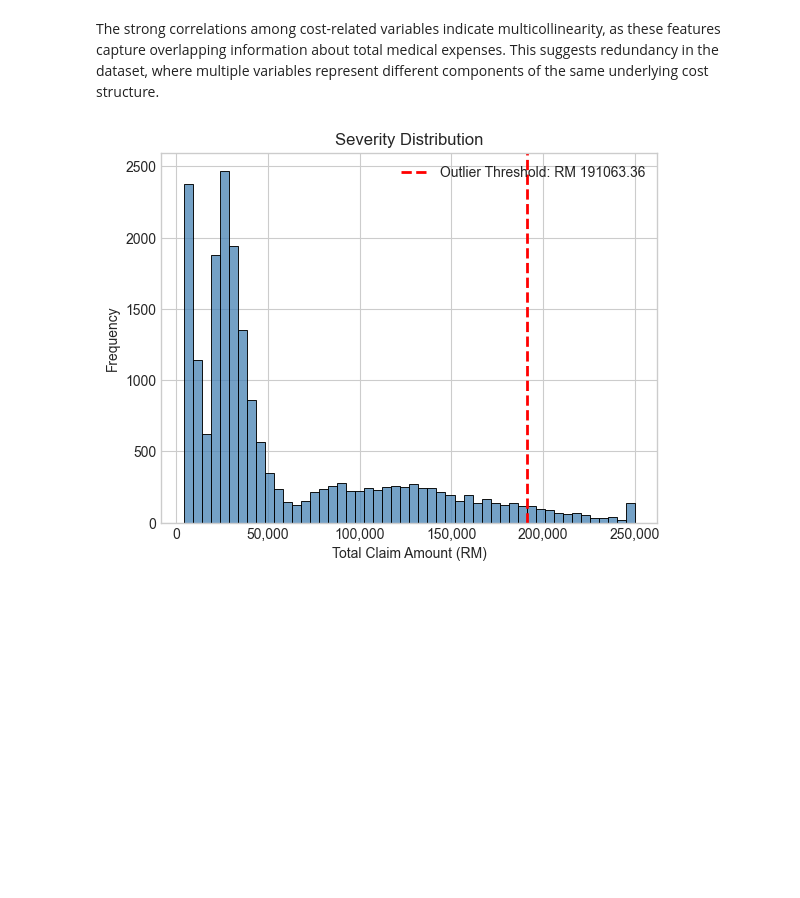
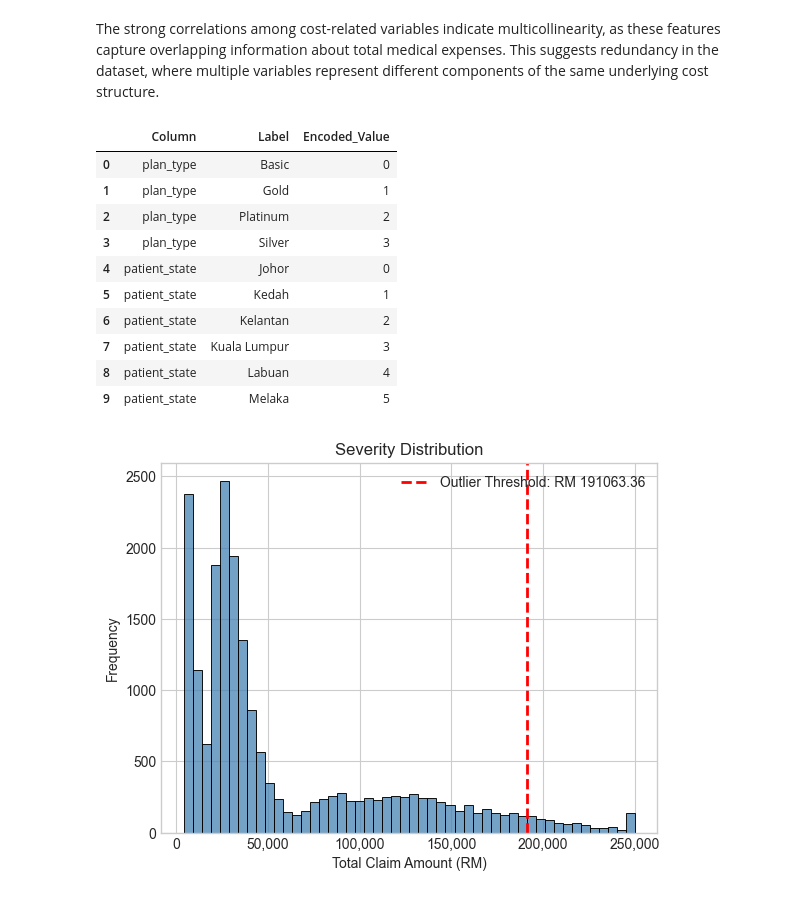
Before and after one commit to RuiZhe2004/dk_yet_umact_hackathon, a Jupyter notebook: Data_Preprocessing_&_Analytics.ipynb, the cells around one changed output. Saved outputs shown, nothing was run; the diff lists cells and outputs as text; code cells hidden in the pictures; blank space fills up the shorter version.

```diff
--- a/Data_Preprocessing_&_Analytics.ipynb
+++ b/Data_Preprocessing_&_Analytics.ipynb
@@ -204,6 +207,34 @@ plt.show()
 
 
 The strong correlations among cost-related variables indicate multicollinearity, as these features capture overlapping information about total medical expenses. This suggests redundancy in the dataset, where multiple variables represent different components of the same underlying cost structure.
+# %%
+all_mappings = []
+
+for col, le in label_encoders.items():
+    encoded_values = le.transform(le.classes_).astype(int)
+
+    df_temp = pd.DataFrame({
+        'Column': col,
+        'Label': le.classes_,
+        'Encoded_Value': encoded_values
+    })
+    all_mappings.append(df_temp)
+
+final_df = pd.concat(all_mappings, ignore_index=True)
+
+final_df.head(10)
+# %% [output]
+|  | Column | Label | Encoded_Value |
+| 0 | plan_type | Basic | 0 |
+| 1 | plan_type | Gold | 1 |
+| 2 | plan_type | Platinum | 2 |
+| 3 | plan_type | Silver | 3 |
+| 4 | patient_state | Johor | 0 |
+| 5 | patient_state | Kedah | 1 |
+| 6 | patient_state | Kelantan | 2 |
+| 7 | patient_state | Kuala Lumpur | 3 |
+| 8 | patient_state | Labuan | 4 |
+| 9 | patient_state | Melaka | 5 |
 # %%
 from matplotlib.ticker import FuncFormatter
 plt.style.use('seaborn-v0_8-whitegrid')
```
Also changed, not shown: parts of 11 cells of this notebook, 1 other file.
